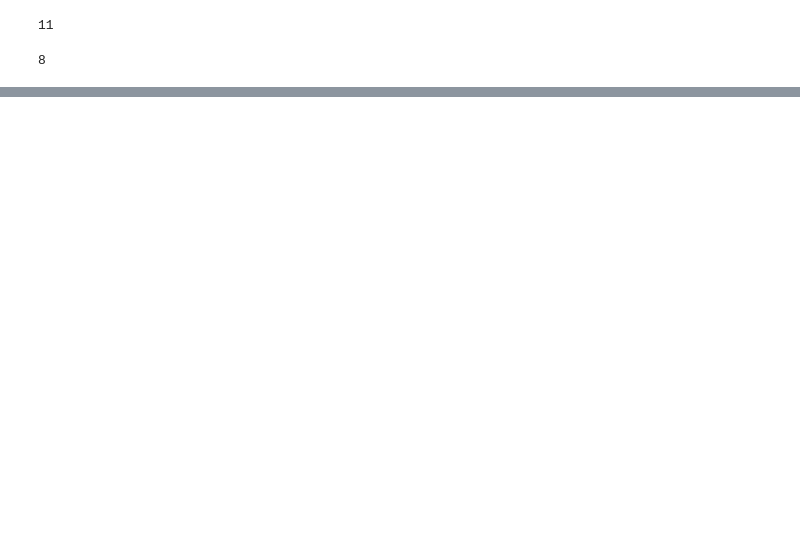
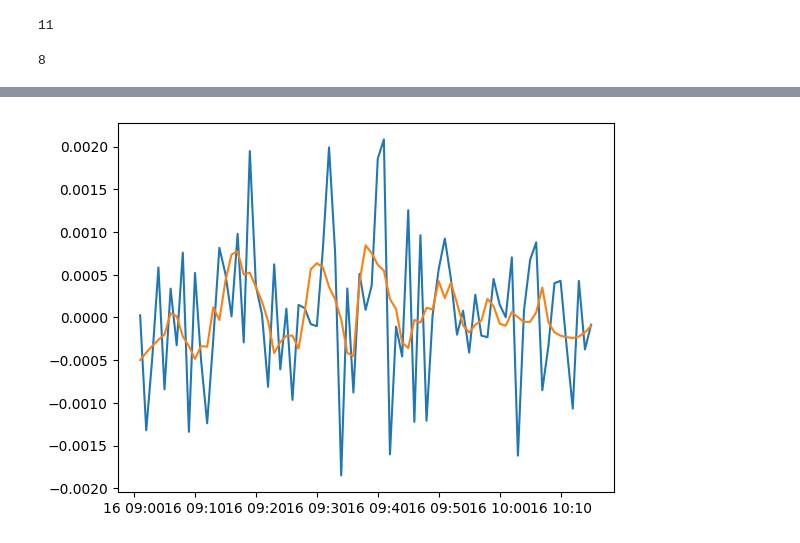
Before and after one commit to SIGCHLD-handler/Industrial_Silicon, a Jupyter notebook: si_history.ipynb, the cells around one changed output, grey strips where cells are left out. Drawn from its saved outputs; the diff is of its cells as text; code cells hidden in the pictures; blank space fills up the shorter version.

```diff
--- a/si_history.ipynb
+++ b/si_history.ipynb
@@ -488,0 +487,11 @@ neg_beta = sm.OLS(neg_y, sm.add_constant(neg_X)).fit().params.iloc[0]
+# %%
+from scipy.signal import savgol_filter
+
+spread = val_diff.xs(pd.to_datetime("20251016"), level=0).iloc[:76].diff().dropna()
+smoothed_spread = pd.Series(savgol_filter(spread, window_length=10, polyorder=2), index=spread.index)
+
+plt.plot(spread)
+plt.plot(smoothed_spread)
+plt.show()
+# %% [output]
+[figure, added]
```
Also changed, not shown: parts of 24 cells of this notebook, 13 other files.
